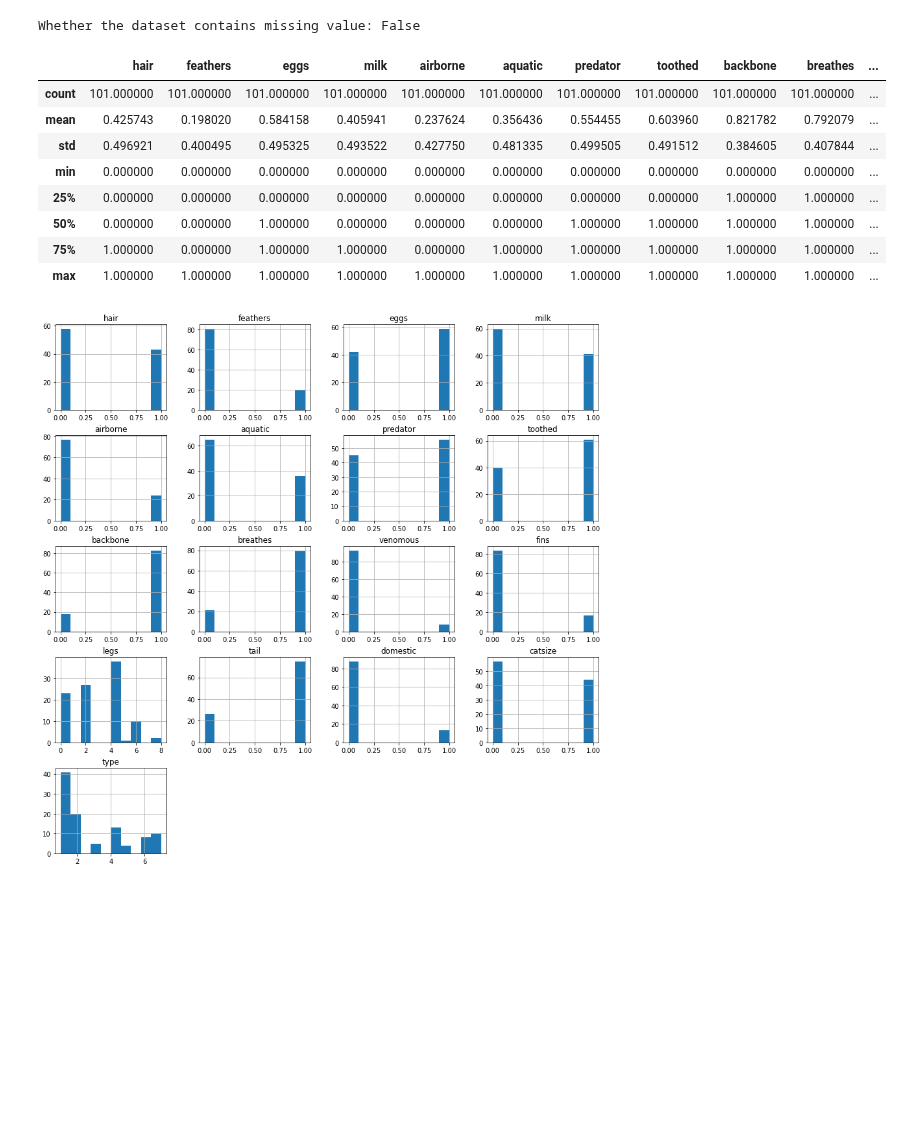
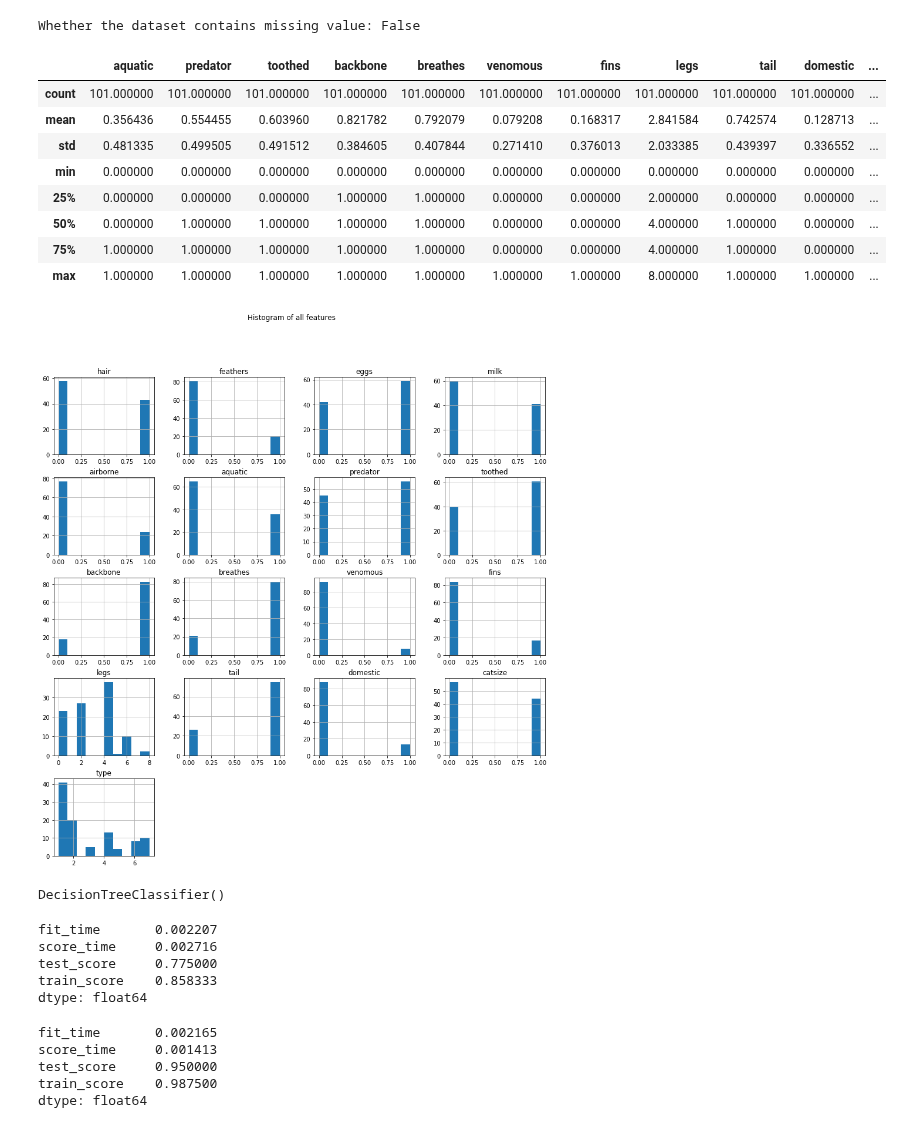
Before and after one commit to DSCI-310/DSCI-310-Group-7, a Jupyter notebook: zoo_analysis.ipynb, the cells around one changed output. Saved outputs shown, nothing was run; the diff lists cells and outputs as text; code cells hidden in the pictures; blank space fills up the shorter version.

Commit message:
add models

```diff
--- a/zoo_analysis.ipynb
+++ b/zoo_analysis.ipynb
@@ -41,3 +44,4 @@ zoo_data.columns = colm
 # %%
-zoo_data
+zoo_data = pd.read_csv("./data/zoo.csv")
+zoo_data.head()
 # %% [output]
@@ -61,19 +59,25 @@ zoo_data.to_csv(r'./data/zoo.csv')
 print("Whether the dataset contains missing value: " + str(zoo_data.isna().any().any()))
 # %% [output]
 Whether the dataset contains missing value: False
+# %%
+# drop the first column
+zoo_data = zoo_data.drop(zoo_data.columns[[0,1]], axis=1)
 # %%
+# Create a summary of the data set, including descriptive statistics
 zoo_data.describe()
 # %% [output]
-|  | hair | feathers | eggs | milk | airborne | aquatic | predator | toothed | backbone | breathes | ... |
+|  | aquatic | predator | toothed | backbone | breathes | venomous | fins | legs | tail | domestic | ... |
 | count | 101.000000 | 101.000000 | 101.000000 | 101.000000 | 101.000000 | 101.000000 | 101.000000 | 101.000000 | 101.000000 | 101.000000 | ... |
-| mean | 0.425743 | 0.198020 | 0.584158 | 0.405941 | 0.237624 | 0.356436 | 0.554455 | 0.603960 | 0.821782 | 0.792079 | ... |
-| std | 0.496921 | 0.400495 | 0.495325 | 0.493522 | 0.427750 | 0.481335 | 0.499505 | 0.491512 | 0.384605 | 0.407844 | ... |
+| mean | 0.356436 | 0.554455 | 0.603960 | 0.821782 | 0.792079 | 0.079208 | 0.168317 | 2.841584 | 0.742574 | 0.128713 | ... |
+| std | 0.481335 | 0.499505 | 0.491512 | 0.384605 | 0.407844 | 0.271410 | 0.376013 | 2.033385 | 0.439397 | 0.336552 | ... |
 | min | 0.000000 | 0.000000 | 0.000000 | 0.000000 | 0.000000 | 0.000000 | 0.000000 | 0.000000 | 0.000000 | 0.000000 | ... |
-| 25% | 0.000000 | 0.000000 | 0.000000 | 0.000000 | 0.000000 | 0.000000 | 0.000000 | 0.000000 | 1.000000 | 1.000000 | ... |
-| 50% | 0.000000 | 0.000000 | 1.000000 | 0.000000 | 0.000000 | 0.000000 | 1.000000 | 1.000000 | 1.000000 | 1.000000 | ... |
-| 75% | 1.000000 | 0.000000 | 1.000000 | 1.000000 | 0.000000 | 1.000000 | 1.000000 | 1.000000 | 1.000000 | 1.000000 | ... |
-| max | 1.000000 | 1.000000 | 1.000000 | 1.000000 | 1.000000 | 1.000000 | 1.000000 | 1.000000 | 1.000000 | 1.000000 | ... |
+| 25% | 0.000000 | 0.000000 | 0.000000 | 1.000000 | 1.000000 | 0.000000 | 0.000000 | 2.000000 | 0.000000 | 0.000000 | ... |
+| 50% | 0.000000 | 1.000000 | 1.000000 | 1.000000 | 1.000000 | 0.000000 | 0.000000 | 4.000000 | 1.000000 | 0.000000 | ... |
+| 75% | 1.000000 | 1.000000 | 1.000000 | 1.000000 | 1.000000 | 0.000000 | 0.000000 | 4.000000 | 1.000000 | 0.000000 | ... |
+| max | 1.000000 | 1.000000 | 1.000000 | 1.000000 | 1.000000 | 1.000000 | 1.000000 | 8.000000 | 1.000000 | 1.000000 | ... |
 # %%
-zoo_data.hist(figsize=(15,15),);
+# Create a visualization of the dataset
+zoo_data.hist(figsize=(15,15));
+plt.suptitle("Histogram of all features");
 # %% [output]
-[figure, old version]
+[figure, new version]
@@ -79,0 +92,26 @@ zoo_data.hist(figsize=(15,15),);
+# %%
+# Training models
+knn.fit(zoo_train_X, zoo_train_y)
+dt.fit(zoo_train_X, zoo_train_y)
+# %% [output]
+DecisionTreeClassifier()
+# %%
+# cross-validation on knn
+cv_results_knn = cross_validate(knn, zoo_train_X, zoo_train_y, cv=4, return_train_score=True);
+pd.DataFrame(cv_results_knn).mean()
+# %% [output]
+fit_time       0.002207
+score_time     0.002716
+test_score     0.775000
+train_score    0.858333
+dtype: float64
+# %%
+# cross-validation on decision tree
+cv_results_dt = cross_validate(dt, zoo_train_X, zoo_train_y, cv=4, return_train_score=True);
+pd.DataFrame(cv_results_dt).mean()
+# %% [output]
+fit_time       0.002165
+score_time     0.001413
+test_score     0.950000
+train_score    0.987500
+dtype: float64
```
Also changed, not shown: parts of 7 cells of this notebook.
